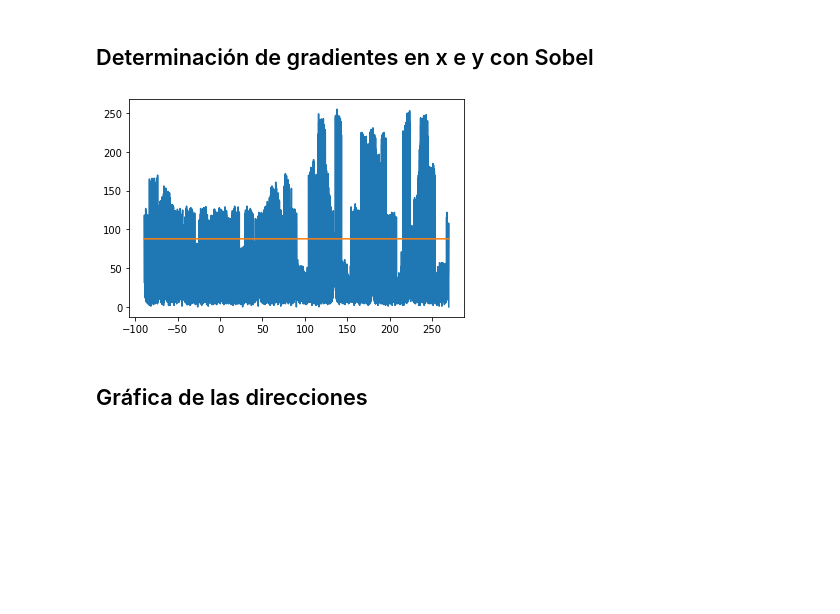
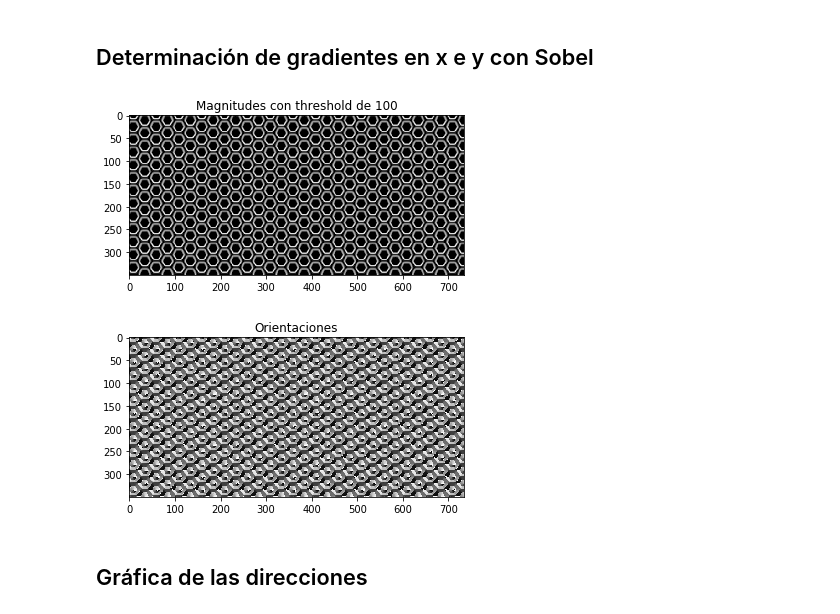
Before and after one commit to lautarodc/CEIA, a Jupyter notebook: Vision por Computadora/Clase 3/Gradientes.ipynb, the cells around one changed output. Cells and saved outputs as stored; diff of their text form; code cells hidden in the pictures; blank space fills up the shorter version.

Commit message:
Visión por Computadora - Clase 3 - TP Gradientes - Gráfico orientaciones

```diff
--- a/Vision por Computadora/Clase 3/Gradientes.ipynb
+++ b/Vision por Computadora/Clase 3/Gradientes.ipynb
@@ -13,6 +13,8 @@ print(cv.__version__)
 # %%
 img = cv.imread('metalgrid.jpg')
 gray = cv.cvtColor(img, cv.COLOR_BGR2GRAY)
+gray = cv.GaussianBlur(gray,(5,5),0)
+
 
 print('\nTamaño imagen: {} '.format(gray.shape))
 
@@ -26,68 +28,40 @@ Tamaño imagen: (350, 735)
 # %%
 # Sobel en dirección x
 sobelx_64 = cv.Sobel(gray,cv.CV_32F,1,0,ksize=3)
 absx_64 = np.absolute(sobelx_64)
 sobelx_8u1 = (absx_64/absx_64.max())*255
 sobelx_8u = np.uint8(sobelx_8u1)
 
 # Sobel en dirección y
 sobely_64 = cv.Sobel(gray,cv.CV_32F,0,1,ksize=3)
 absy_64 = np.absolute(sobely_64)
 sobely_8u1 = (absy_64/absy_64.max())*255
 sobely_8u = np.uint8(sobely_8u1)
 
 # Cálculo de la magnitud con la hipotenusa
 mag = np.hypot(sobelx_8u, sobely_8u)
 mag = mag/mag.max()*255
 mag = np.uint8(mag)
 
 # Cálculo del ángulo con la arcotangente
 theta = np.arctan2(sobely_64, sobelx_64)
 angle = np.rad2deg(theta)
 
-# Aplanamos la matriz para poder realizar operaciones de arrays
-flatten_mag = mag.flatten()
-flatten_ang = angle.flatten()
+# Mostramos la imagen de magnitudes con un threshold determinado
+mask = mag < 20
+th_mag = mag
+th_mag[mask] = 0
+th_mag = np.uint8(th_mag)
 
-# Obtenemos los valores únicos de magnitud y sus indices
-u_mag, mag_indices = np.unique(flatten_mag, return_index=True)
-u_mag = u_mag.reshape(-1, 1)
-mag_indices = mag_indices.reshape(-1, 1)
-
-# Sumamos 90° a los ángulos calculados
-flatten_ang = flatten_ang + 90
-
-# Ordenamos el vector de magnitudes únicas de mayor a menor
-order_u_mag = u_mag[: :-1]
-order_mag_indices = mag_indices[: : -1]
-
-# Aplicamos una máscara para quedarnos únicamente con las magnitudes mayores a 200
-mask = order_u_mag > 200
-
-# Se imprimen los valores de magnitud y ángulo correspondientes a la máscara
-#print(order_u_mag[mask], flatten_ang[order_mag_indices[mask]])
-
-
-# Se realiza el proceso inverso para obtener valor angulares únicos y graficar magnitud vs angulo
-
-u_ang, ang_indices = np.unique(flatten_ang, return_index=True)
-u_ang = u_ang.reshape(-1, 1)
-ang_indices = ang_indices.reshape(-1, 1)
-media_intensidad = np.mean(flatten_mag[ang_indices])*np.ones_like(u_ang)
-# Grafica mag vs ang.
-
-plt.figure(1)
-plt.plot(u_ang, flatten_mag[ang_indices])
-plt.plot(u_ang, media_intensidad)
+plt.imshow(th_mag, 'gray')
+plt.title("Magnitudes con threshold de 100")
 plt.show()
 
-# En la gráfica se observa que las mayores magnitudes se encuentran para los ángulos de 135, 180 y 225 lo cual coincide con la imagen
-
-# Subdividimos el rango angular en 100 steps
-ang_div = np.linspace(np.amin(flatten_ang), np.amax(flatten_ang), 100)
-int_div = np.zeros_like(ang_div)
-# for i, div in enumerate(ang_div):
+plt.imshow(angle, 'gray')
+plt.title("Orientaciones")
+plt.show()
 # %% [output]
-[figure, old version]
+[figure, new version]
+[figure, added]
 # %% [markdown]
 ## Gráfica de las direcciones
```
Also changed, not shown: parts of 2 cells of this notebook.
